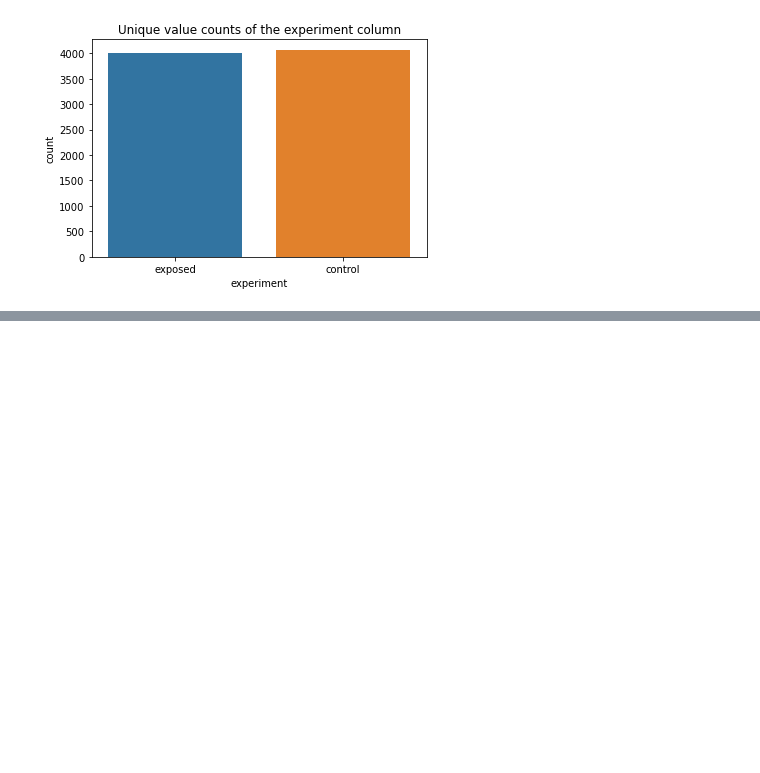
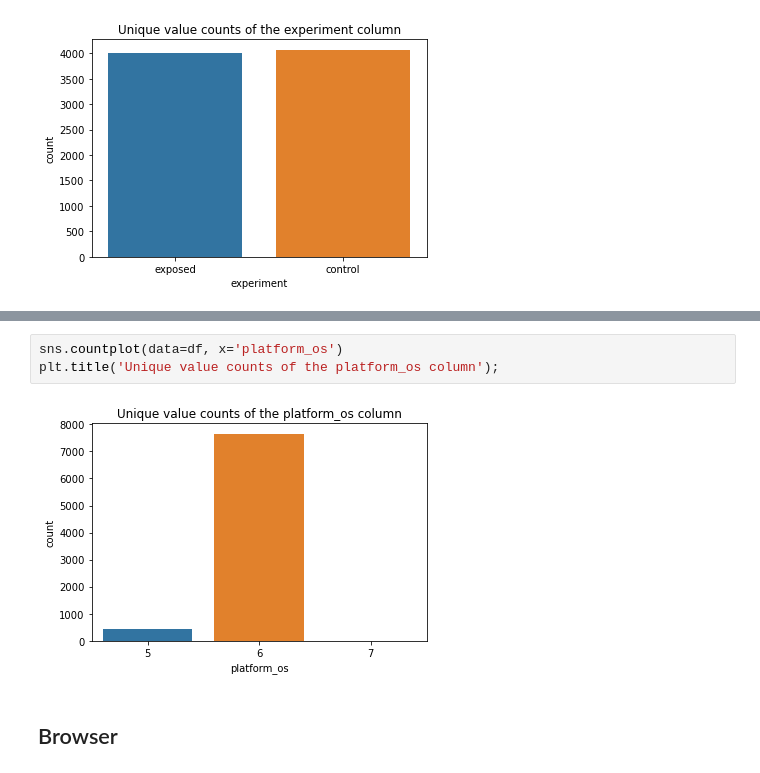
Before and after one commit to AB-Hypothesis-Testing/AB-Testing, a Jupyter notebook: notebooks/EDA.ipynb, the cells around one changed output, grey strips where cells are left out. Saved outputs shown, nothing was run; the diff lists cells and outputs as text; blank space fills up the shorter version.

```diff
--- a/notebooks/EDA.ipynb
+++ b/notebooks/EDA.ipynb
@@ -112,0 +207,7 @@ plt.title('Unique value counts of the experiment column');
+# %%
+sns.countplot(data=df, x='platform_os')
+plt.title('Unique value counts of the platform_os column');
+# %% [output]
+[figure, added]
+# %% [markdown]
+## Browser
```
Also changed, not shown: parts of 42 cells of this notebook.
